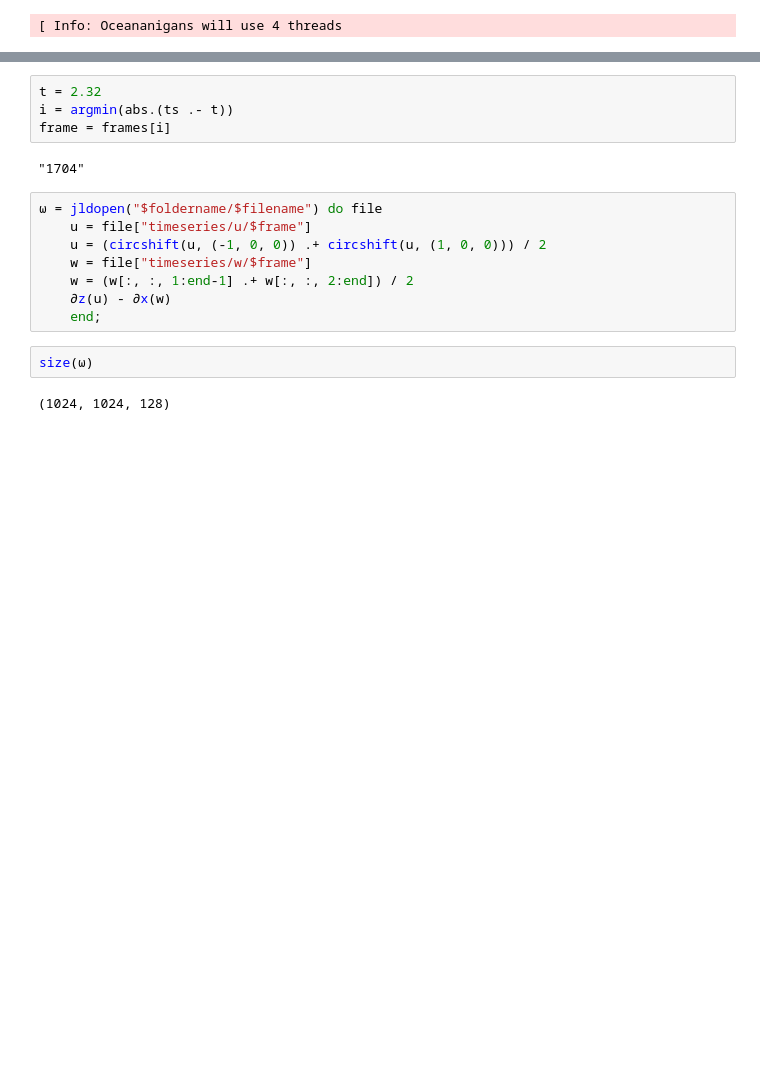
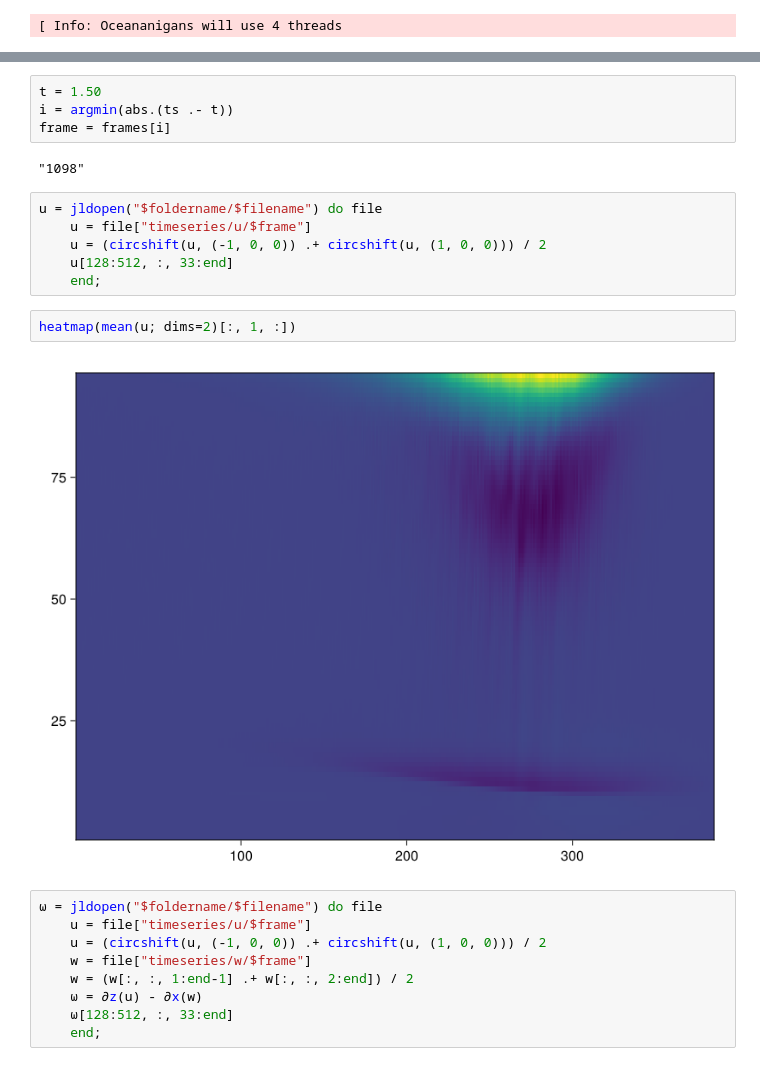
Before and after one commit to erin-atkinson/filament-instability, a Jupyter notebook: notebooks/Process3D.ipynb, the cells around one changed output, grey strips where cells are left out. Cells and saved outputs as stored; diff of their text form; blank space fills up the shorter version.

```diff
--- a/notebooks/Process3D.ipynb
+++ b/notebooks/Process3D.ipynb
@@ -38,20 +40,27 @@ end
 # %% [output]
 ∂z (generic function with 1 method)
 # %%
-t = 2.32
+t = 1.50
 i = argmin(abs.(ts .- t))
 frame = frames[i]
 # %% [output]
-"1704"
+"1098"
+# %%
+u = jldopen("$foldername/$filename") do file
+    u = file["timeseries/u/$frame"]
+    u = (circshift(u, (-1, 0, 0)) .+ circshift(u, (1, 0, 0))) / 2
+    u[128:512, :, 33:end]
+    end;
+# %%
+heatmap(mean(u; dims=2)[:, 1, :])
+# %% [output]
+[figure, added]
 # %%
 ω = jldopen("$foldername/$filename") do file
     u = file["timeseries/u/$frame"]
     u = (circshift(u, (-1, 0, 0)) .+ circshift(u, (1, 0, 0))) / 2
     w = file["timeseries/w/$frame"]
     w = (w[:, :, 1:end-1] .+ w[:, :, 2:end]) / 2
-    ∂z(u) - ∂x(w)
+    ω = ∂z(u) - ∂x(w)
+    ω[128:512, :, 33:end]
     end;
-# %%
-size(ω)
-# %% [output]
-(1024, 1024, 128)
```
Also changed, not shown: parts of 6 cells of this notebook.
